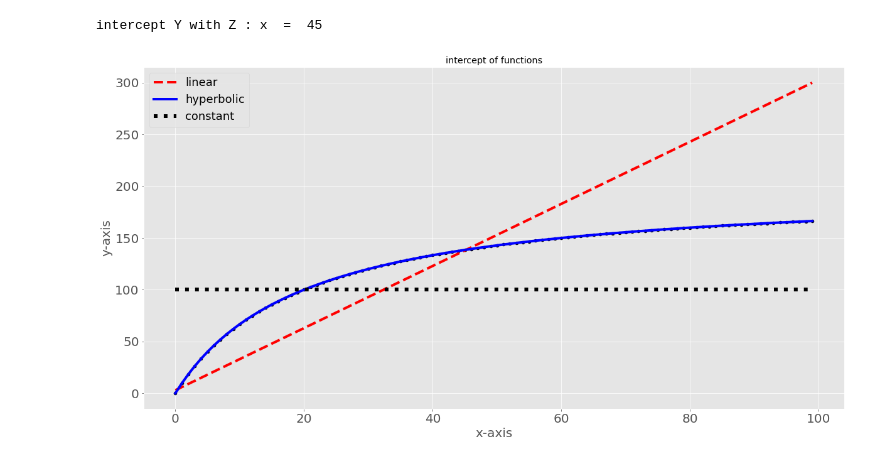
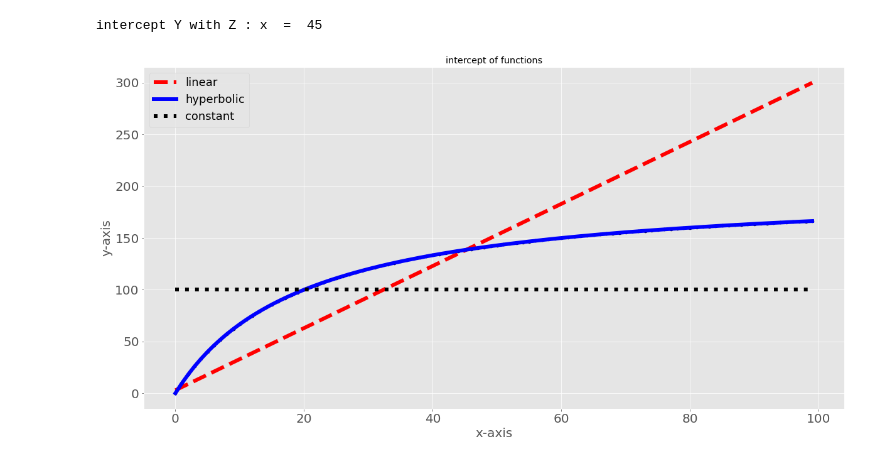
Before and after one commit to rjpais/DataVisualization, a Jupyter notebook: ScatterPlot.ipynb, the cells around one changed output. Drawn from its saved outputs; the diff is of its cells as text; code cells hidden in the pictures.

```diff
--- a/ScatterPlot.ipynb
+++ b/ScatterPlot.ipynb
@@ -10,33 +10,33 @@ import matplotlib.pyplot as plt
 plt.style.use('ggplot')
 plt.rcParams['figure.figsize'] = (20, 10)
 
 
 # lists of values of variables
 X = [ xi for xi in range(0, 100) ] # independent variable x
 Y = [ float (200*xi^2) / ( xi  + 20)  for xi in X ] # Hyperbolic function (dependent variable)
 K  = [ 100  for xi in X ]      # constant function  (dependent variable)
 Z = [ 3*xi + 3  for xi in X ]  # linear function  (dependent variable)
 
 # a way of intercepting functions
 I = [xi for i, xi in enumerate(X) if round(Y[i], 0) == round(Z[i], 0) ] # get the maching values of Y and Z functions
 print ("intercept Y with Z : x  = ", max(I) )
 
 
 # title of plot
 plt.title("intercept of functions")
 
 # axis lables
 plt.xlabel("x-axis", size  =  20)
 plt.ylabel("y-axis" , size  =  20 )
 plt.tick_params(axis='both', labelsize = 20) # set the font of axis values
 
 # some ploting examples and show data
-plt.plot(X, Z, color = "red", label = "linear", linestyle = "--",  linewidth=4 )
-plt.plot(X, Y, color = "blue", label = "hyperbolic" , linewidth = 4 )
+plt.plot(X, Z, color = "red", label = "linear", linestyle = "--",  linewidth=6 )
+plt.plot(X, Y, color = "blue", label = "hyperbolic" , linewidth = 6 )
 plt.plot(X, K, "k--", label = "constant", linestyle = ":" , linewidth=6 )
 plt.scatter(X, Y, color = "black", marker = ".", s = 100  )
 plt.legend(fontsize = 18 )
 plt.show()
 # %% [output]
 intercept Y with Z : x  =  45
-[figure, old version]
+[figure, new version]
```
Also changed, not shown: parts of 2 cells of this notebook.
